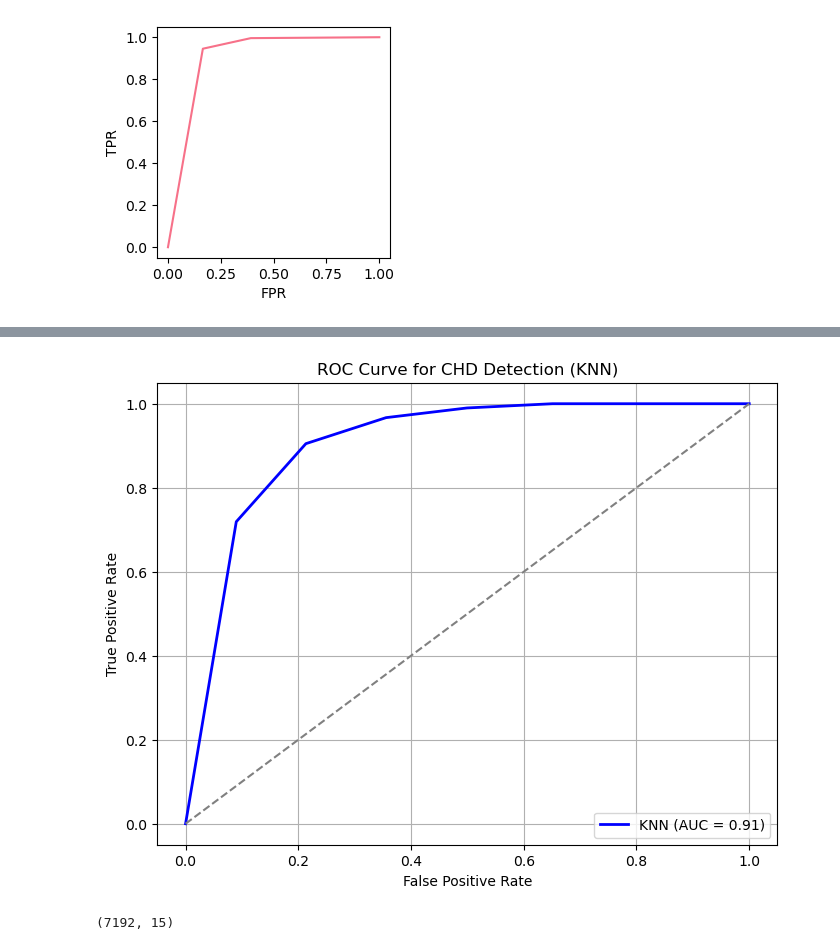
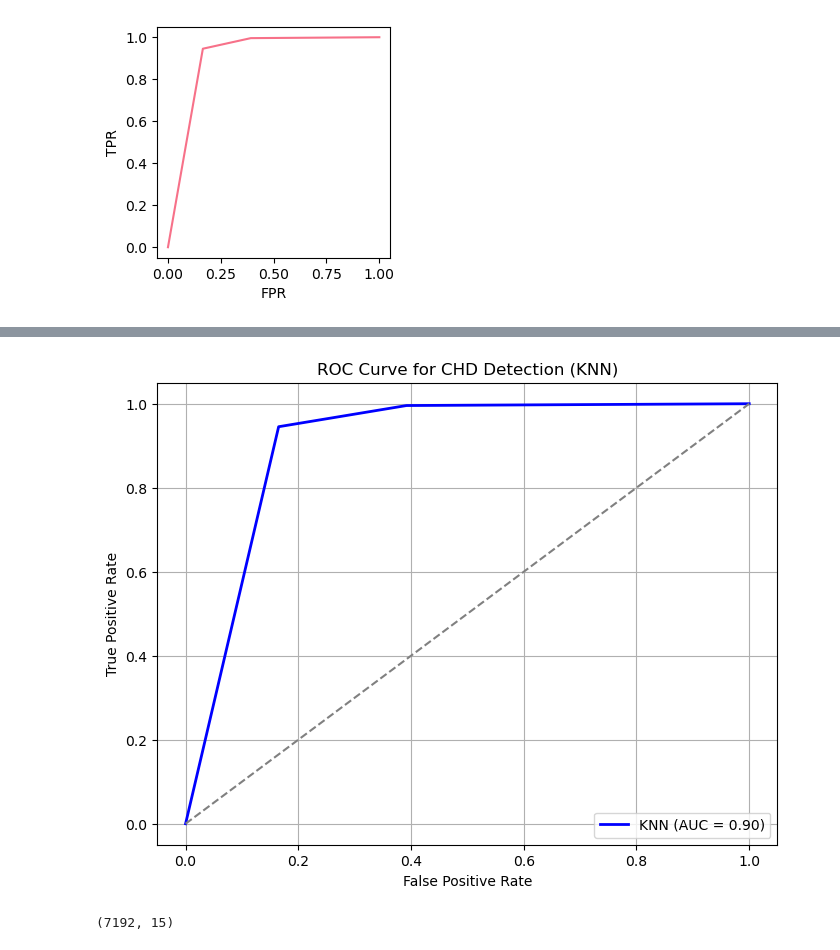
Before and after one commit to galij20/fds_framingham, a Jupyter notebook: project.ipynb, the cells around one changed output, grey strips where cells are left out. Drawn from its saved outputs; the diff is of its cells as text; code cells hidden in the pictures.

```diff
--- a/project.ipynb
+++ b/project.ipynb
@@ -413,39 +455,3 @@ Text(0, 0.5, 'TPR')
 # scalable = pd.DataFrame(a, columns=col)
 # X[col] = scalable
 # X.head()
-# %%
-X_train, X_test, y_train, y_test = train_test_split(X, y, test_size = 0.2, random_state= 42)
-knn.fit(X_train, y_train)
-
-y_pred = best_knn.predict(X_test)
-print(classification_report(y_test, y_pred))
-precision = precision_score(y_test, y_pred)
-print("precision: ", precision)
-print("accuracy: ", accuracy_score(y_test, y_pred))
-# Ensure 'a' has the same columns as your training data (X_train)
-a = pd.DataFrame({
-    'sex': [0],
-    'age': [61],
-    'education': [3.0],
-    'currentSmoker': [1],
-    'cigsPerDay': [30.0],
-    'BPMeds': [0.0],
-    'prevalentStroke': [0],
-    'prevalentHyp': [1],
-    'diabetes': [0],
-    'totChol': [225.0],
-    'sysBP': [150.0],
-    'diaBP': [95.0],
-    'BMI': [28.58],
-    'heartRate': [65.0],
-    'glucose': [103.0]
-})
-
-# scaled = s.fit_transform(a[col])
-# a[col] = scaled
-# Ensure the columns are in the same order as your training data
-a = a[X_train.columns]
-
-# Now predict
-b = knn.predict(a)
-print("Prediction: ", b)
@@ -517,26 +467,26 @@ Text(0, 0.5, 'TPR')
 # %%
 import numpy as np
 import matplotlib.pyplot as plt
 from sklearn.model_selection import train_test_split
 from sklearn.metrics import roc_curve, auc
 from sklearn.neighbors import KNeighborsClassifier
 
-y_prob = knn.predict_proba(X_test)[:, 1]  # Probability for class 1 (CHD)
+y_prob = best_knn.predict_proba(X_test)[:, 1]  # Probability for class 1 (CHD)
 # Compute the ROC curve
 fpr, tpr, _ = roc_curve(y_test, y_prob)
 roc_auc = auc(fpr, tpr)
 
 # Plot the ROC curve for the binary classification
 plt.figure(figsize=(8, 6))
 plt.plot(fpr, tpr, color='blue', lw=2, label=f'KNN (AUC = {roc_auc:.2f})')
 plt.plot([0, 1], [0, 1], color='gray', linestyle='--')  # Diagonal line (no discrimination)
 plt.title('ROC Curve for CHD Detection (KNN)')
 plt.xlabel('False Positive Rate')
 plt.ylabel('True Positive Rate')
 plt.legend(loc='lower right')
 plt.grid(True)
 plt.show()
 # %% [output]
-[figure, old version]
+[figure, new version]
 # %%
 with open('knn_model.pkl', 'wb') as file:
```
Also changed, not shown: parts of 8 cells of this notebook.
